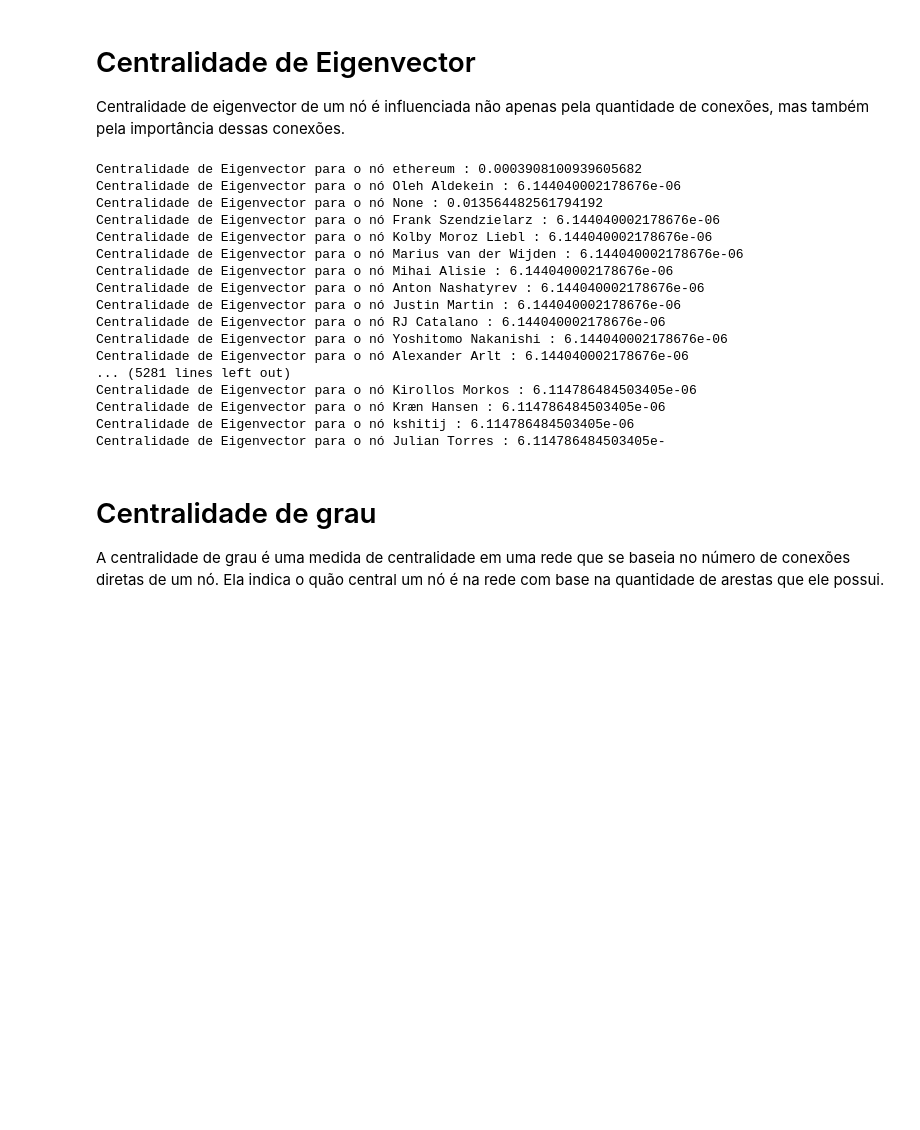
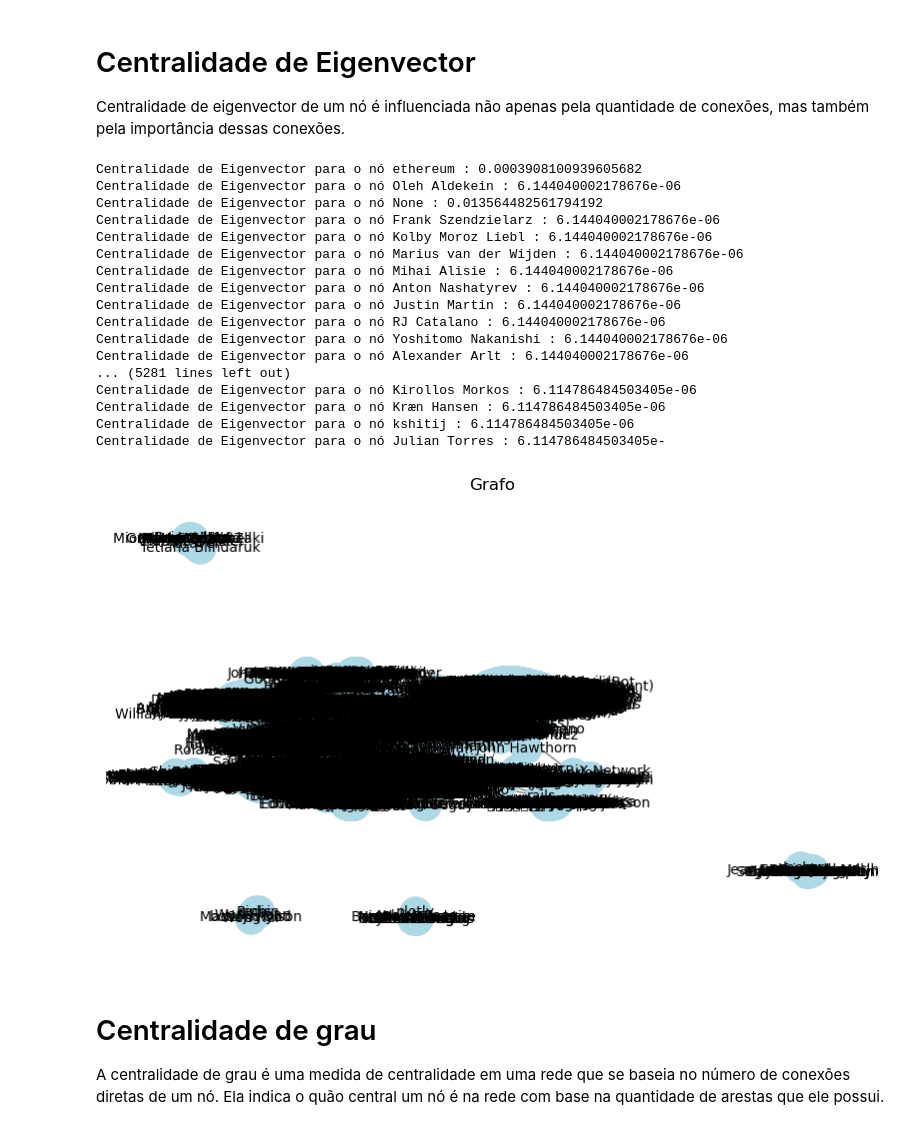
Before and after one commit to AlanOliveira43/ProjetoAnalise_U3, a Jupyter notebook: Analise/Notebook.ipynb, the cells around one changed output. Drawn from its saved outputs; the diff is of its cells as text; code cells hidden in the pictures; blank space fills up the shorter version.

Commit message:
Atualização

```diff
--- a/Analise/Notebook.ipynb
+++ b/Analise/Notebook.ipynb
@@ -279,37 +279,47 @@ Centralidade de eigenvector de um nó é influenciada não apenas pela quantidad
 # %%
 import pandas as pd
 import networkx as nx
+import matplotlib.pyplot as plt
 
 # Carregando o arquivo .csv
 df = pd.read_csv('datexDataA1.csv')
 
 # Criando o grafo
 G = nx.from_pandas_edgelist(df, 'Organisation', 'member')
 
 # Calculando a centralidade de eigenvector
 eigenvector_centrality = nx.eigenvector_centrality(G, max_iter=999999)
 
 # Exibindo a centralidade de eigenvector para cada nó
 for node, centrality in eigenvector_centrality.items():
     print("Centralidade de Eigenvector para o nó", node, ":", centrality)
+
+# Desenhar o gráfico
+plt.figure(figsize=(10, 6))
+pos = nx.spring_layout(G)
+ax = plt.gca()  # Obter o objeto de eixos atual
+nx.draw(G, pos=pos, with_labels=False, node_color='lightblue', edge_color='gray', font_size=10, node_size=50, ax=ax)
+plt.title("Grafo")
+plt.show()
 # %% [output]
 Centralidade de Eigenvector para o nó ethereum : 0.0003908100939605682
 Centralidade de Eigenvector para o nó Oleh Aldekein : 6.144040002178676e-06
 Centralidade de Eigenvector para o nó None : 0.013564482561794192
 Centralidade de Eigenvector para o nó Frank Szendzielarz : 6.144040002178676e-06
 Centralidade de Eigenvector para o nó Kolby Moroz Liebl : 6.144040002178676e-06
 Centralidade de Eigenvector para o nó Marius van der Wijden : 6.144040002178676e-06
 Centralidade de Eigenvector para o nó Mihai Alisie : 6.144040002178676e-06
 Centralidade de Eigenvector para o nó Anton Nashatyrev : 6.144040002178676e-06
 Centralidade de Eigenvector para o nó Justin Martin : 6.144040002178676e-06
 Centralidade de Eigenvector para o nó RJ Catalano : 6.144040002178676e-06
 Centralidade de Eigenvector para o nó Yoshitomo Nakanishi : 6.144040002178676e-06
 Centralidade de Eigenvector para o nó Alexander Arlt : 6.144040002178676e-06
 ... (5281 lines left out)
 Centralidade de Eigenvector para o nó Kirollos Morkos : 6.114786484503405e-06
 Centralidade de Eigenvector para o nó Kræn Hansen : 6.114786484503405e-06
 Centralidade de Eigenvector para o nó kshitij : 6.114786484503405e-06
 Centralidade de Eigenvector para o nó Julian Torres : 6.114786484503405e-
+[figure, added]
 # %% [markdown]
 # Centralidade de grau
 A centralidade de grau é uma medida de centralidade em uma rede que se baseia no número de conexões diretas de um nó. Ela indica o quão central um nó é na rede com base na quantidade de arestas que ele possui.
```
Also changed, not shown: parts of 1 cell of this notebook.
